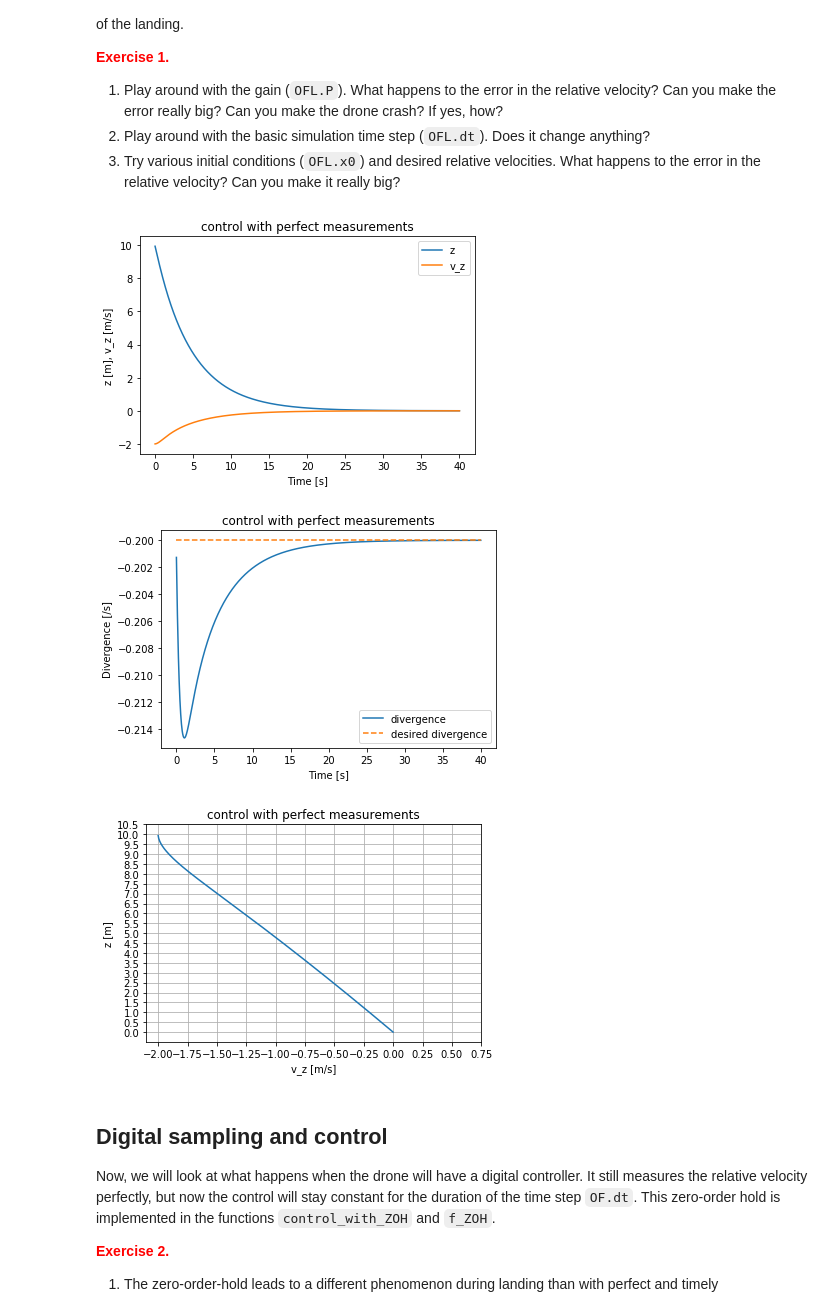
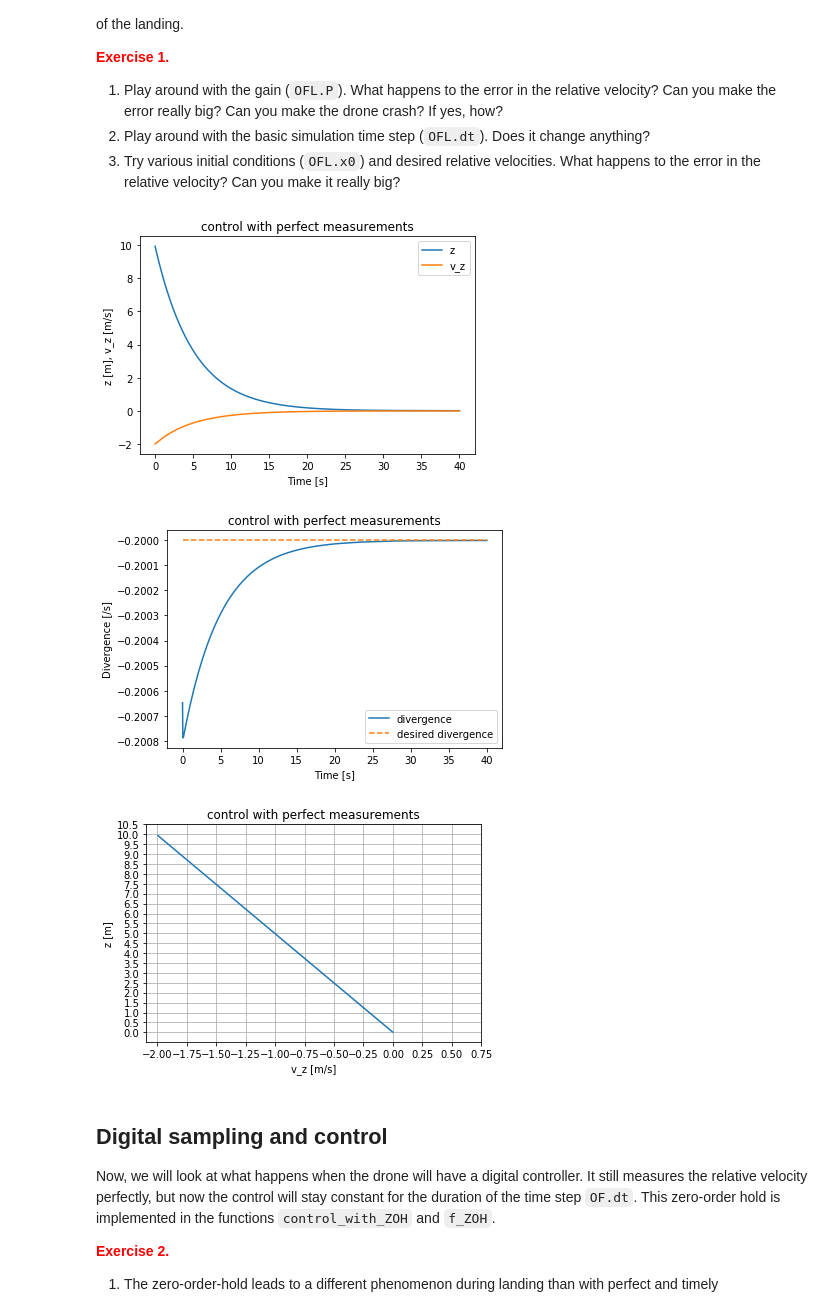
Before and after one commit to guidoAI/optic_flow_control_notebook, a Jupyter notebook: Optical flow control notebook.ipynb, the cells around one changed output. Cells and saved outputs as stored; diff of their text form; code cells hidden in the pictures.

```diff
--- a/Optical flow control notebook.ipynb
+++ b/Optical flow control notebook.ipynb
@@ -46,36 +46,36 @@ Let us now see how difficult it is to control a constant divergence landing when
 %matplotlib inline
 import exercise_landing_python as OFL
 import numpy as np
 
 # ********************
 # THINGS TO PLAY WITH:
 # ********************
 
 # state x = [height, vertical velocity]
 OFL.x0 = [10.0, -2.0]
 # desired divergence = the desired (velocity / height)
 OFL.desired_div = OFL.x0[1] / OFL.x0[0]; # should not be called div but relvel
-OFL.P = 25;
+OFL.P = 500;
 OFL.dt = 0.033;
 
 # ************************
 # THINGS NOT TO PLAY WITH:
 # ************************
 
 # global variables:
 OFL.n_states = 2;
 OFL.t0 = 0;
 OFL.t1 = 40;
 OFL.time_steps = np.arange(OFL.t0, OFL.t1, OFL.dt);
 OFL.n_time_steps = len(OFL.time_steps);
 
 # control with perfect measurements:
 states_over_time = OFL.continuous_control();
 OFL.plot_states_over_time(states_over_time, OFL.time_steps, plot_title='control with perfect measurements')
 # %% [output]
 [figure]
-[figure, old version]
+[figure, new version]
-[figure, old version]
+[figure, new version]
 # %% [markdown]
 ## Digital sampling and control
 
```
Also changed, not shown: parts of 1 cell of this notebook, 1 other file.
